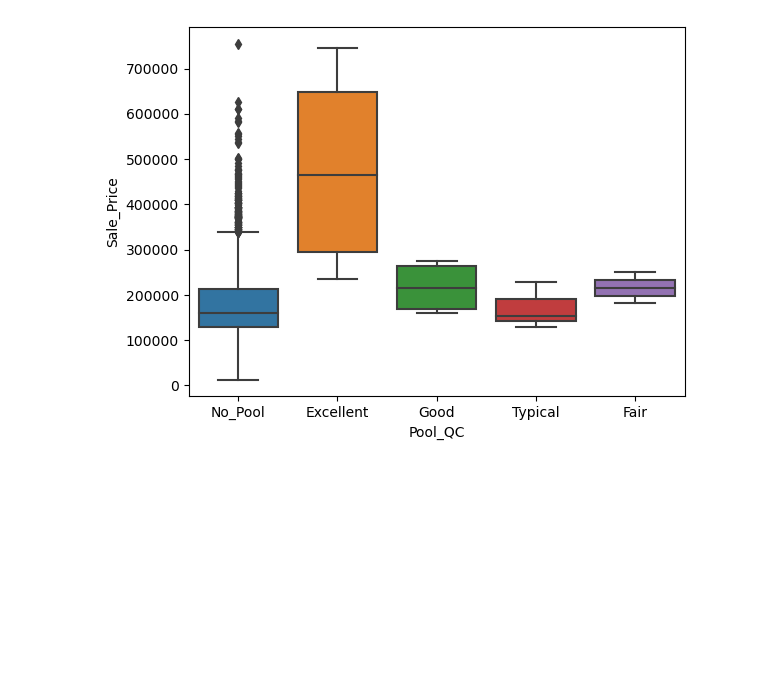
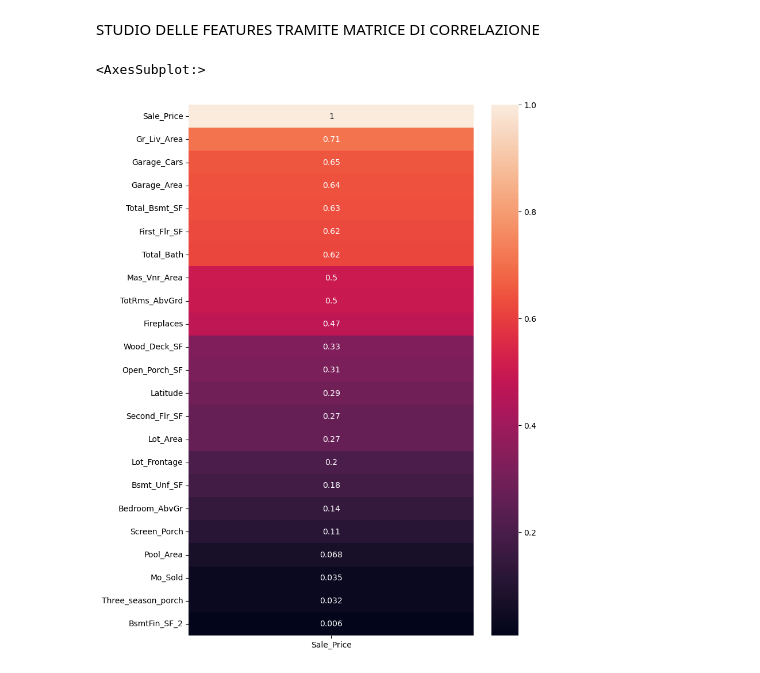
Before and after one commit to TheBrex/Ames_house_Price_Prediction, a Jupyter notebook: data_clean.ipynb, the cells around one changed output. Cells and saved outputs as stored; diff of their text form; code cells hidden in the pictures; blank space fills up the shorter version.

```diff
--- a/data_clean.ipynb
+++ b/data_clean.ipynb
@@ -66,11 +95,26 @@ Utilities: N° 3 - {'NoSewr', 'NoSeWa', 'AllPub'}
 Year_Built: N° 118 - {1872, 1875, 1879, 1880, 1882, 1885, 1890, 1892, 1893, 1895, 1896, 1898, 1900, 1901, 1902, 1904, 1905, 1906, 1907, 1908, 1910, 1911, 1912, 1913, 1914, 1915, 1916, 1917, 1918, 1919 ...
 Year_Remod_Add: N° 61 - {1950, 1951, 1952, 1953, 1954, 1955, 1956, 1957, 1958, 1959, 1960, 1961, 1962, 1963, 1964, 1965, 1966, 1967, 1968, 1969, 1970, 1971, 1972, 1973, 1974, 1975, 1976, 1977, 1978, 1 ...
 Year_Sold: N° 5 - {2006, 2007, 2008, 2009, 2010}
+# %% [markdown]
+STUDIO DELLE FEATURES TRAMITE MATRICE DI CORRELAZIONE
+# %%
+# Selecting the best variables and setting them as predictors for the model
+
+correlations = house_df.corr()['Sale_Price'][house_df.corr()['Sale_Price'] >= 0]
+corr_list = [x for x in correlations.index if x != 'Sale_Price']
+
+plt.figure(figsize=(8, 12))
+sns.heatmap(correlations.to_frame().sort_values('Sale_Price', ascending=False), annot=True)
+#
+# %% [output]
+<AxesSubplot:>
+[figure, added]
 # %%
+sns.boxplot(x="Pool_QC", y="Sale_Price", data=house_df)
 
-sns.boxplot(x="Pool_QC", y="Sale_Price", data=house_df)
 house_df["Has_Pool"]=np.where(house_df["Pool_QC"].str.contains('No_Pool'), 0 , 1)
-house_df.drop("Pool_QC", axis=1, inplace=True)
+
+print(len(house_df[house_df['Pool_QC']=='Excellent'])) #4 house have excellent pool
+
+house_df.drop("Pool_QC", axis=1, inplace=True) #drop "Pool_Quality" feature, keep only "Has_Pool" feature
-# %% [output]
-[figure, removed]
 # %%
```
Also changed, not shown: parts of 12 cells of this notebook, 2 other files.
